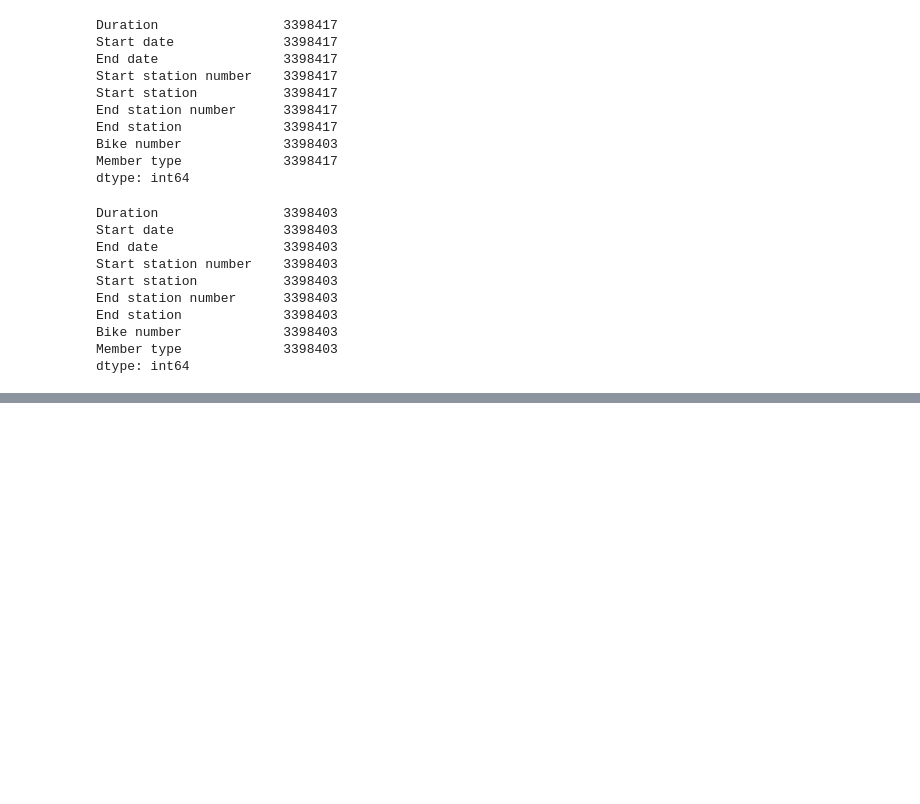
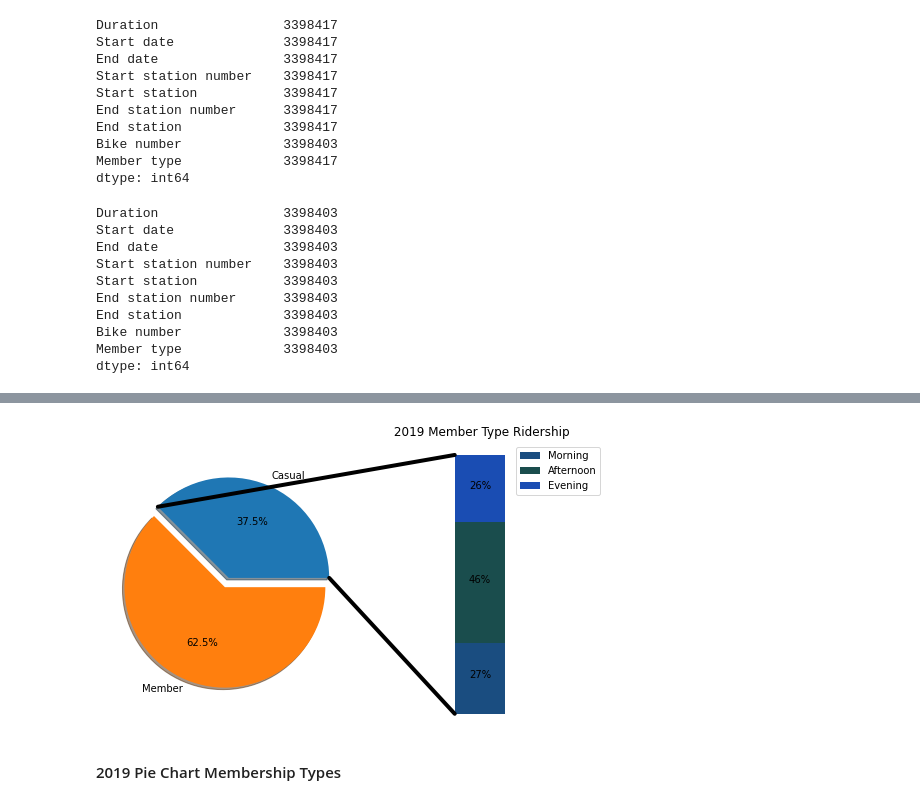
Before and after one commit to digantpatel87/Project1D2, a Jupyter notebook: Code/Project1D2.ipynb, the cells around one changed output, grey strips where cells are left out. Drawn from its saved outputs; the diff is of its cells as text; code cells hidden in the pictures; blank space fills up the shorter version.

```diff
--- a/Code/Project1D2.ipynb
+++ b/Code/Project1D2.ipynb
@@ -287,0 +459,3 @@ time_2020_sum
+# %%
+timeofday_2020_df = time_2020_sum.copy()
+timeofday_2020_df
@@ -287,0 +475,10 @@ time_2020_sum
+# %%
+# 2020 bar of pie
+
+pie_bar_2020_df = pd.DataFrame()
+pie_bar_2020_df['Morning'] = (timeofday_2020_df.loc['Pre-Dawn']+timeofday_2020_df.loc['Early Morning']+timeofday_2020_df.loc['Morning Rush']+timeofday_2020_df.loc['Mid Morning']) * 0.12
+pie_bar_2020_df['Afternoon'] = (timeofday_2020_df.loc['Lunch Rush']+timeofday_2020_df.loc['Early Afternoon']+timeofday_2020_df.loc['Mid Afternoon'])*0.12
+pie_bar_2020_df['Evening'] = (timeofday_2020_df.loc['Evening Rush']+timeofday_2020_df.loc['Late Evening']+timeofday_2020_df.loc['Overnight'])*0.12
+# %%
+pie_bar_2020_df['Total'] = pie_bar_2020_df.sum(axis=1)
+pie_bar_2020_df
@@ -287,0 +488,3 @@ time_2020_sum
+# %%
+ratios_2020 = [pie_bar_2020_df['Morning']/pie_bar_2020_df['Total'],pie_bar_2020_df['Afternoon']/pie_bar_2020_df['Total'],pie_bar_2020_df['Evening']/pie_bar_2020_df['Total']]
+ratios_2020
@@ -287,0 +498,63 @@ time_2020_sum
+# %%
+from matplotlib.patches import ConnectionPatch
+
+# make figure and assign axis objects
+fig, (ax1, ax2) = plt.subplots(1, 2, figsize=(9, 5))
+fig.subplots_adjust(wspace=0)
+
+# pie chart
+
+angle = -180 * sizes_2020[0]
+
+ax1.pie(sizes_2020, explode=explode, labels=labels_2020, autopct='%1.1f%%',
+        shadow=True, startangle=angle)
+
+# bar chart parameters
+xpos = 0
+bottom = 0
+width = .2
+colors = [[.1, .3, .5], [.1, .3, .3], [.1, .3, .7]]
+
+for j in range(len(ratios_2020)):
+    height = ratios_2020[j]
+    ax2.bar(xpos, height, width, bottom=bottom, color=colors[j])
+    ypos = bottom + ax2.patches[j].get_height() / 2
+    bottom += height
+    ax2.text(xpos, ypos, "%d%%" % (ax2.patches[j].get_height() * 100),
+             ha='center')
+
+ax2.set_title('Time of Day')
+ax2.legend(('Morning', 'Afternoon', 'Evening'))
+ax2.axis('off')
+ax2.set_xlim(- 2.5 * width, 2.5 * width)
+
+# use ConnectionPatch to draw lines between the two plots
+# get the wedge data
+theta1, theta2 = ax1.patches[0].theta1, ax1.patches[0].theta2
+center, r = ax1.patches[0].center, ax1.patches[0].r
+bar_height = sum([item.get_height() for item in ax2.patches])
+
+# draw top connecting line
+x = r * np.cos(np.pi / 180 * theta2) + center[0]
+y = r * np.sin(np.pi / 180 * theta2) + center[1]
+con = ConnectionPatch(xyA=(-width / 2, bar_height), coordsA=ax2.transData,
+                      xyB=(x, y), coordsB=ax1.transData)
+con.set_color([0, 0, 0])
+con.set_linewidth(4)
+ax2.add_artist(con)
+
+# draw bottom connecting line
+x = r * np.cos(np.pi / 180 * theta1) + center[0]
+y = r * np.sin(np.pi / 180 * theta1) + center[1]
+con = ConnectionPatch(xyA=(-width / 2, 0), coordsA=ax2.transData,
+                      xyB=(x, y), coordsB=ax1.transData)
+con.set_color([0, 0, 0])
+ax2.add_artist(con)
+con.set_linewidth(4)
+plt.title(' 2019 Member Type Ridership')
+plt.show()
+# %% [output]
+[figure, added]
+# %% [markdown]
+
+#### 2019 Pie Chart Membership Types
```
Also changed, not shown: parts of 36 cells of this notebook.
